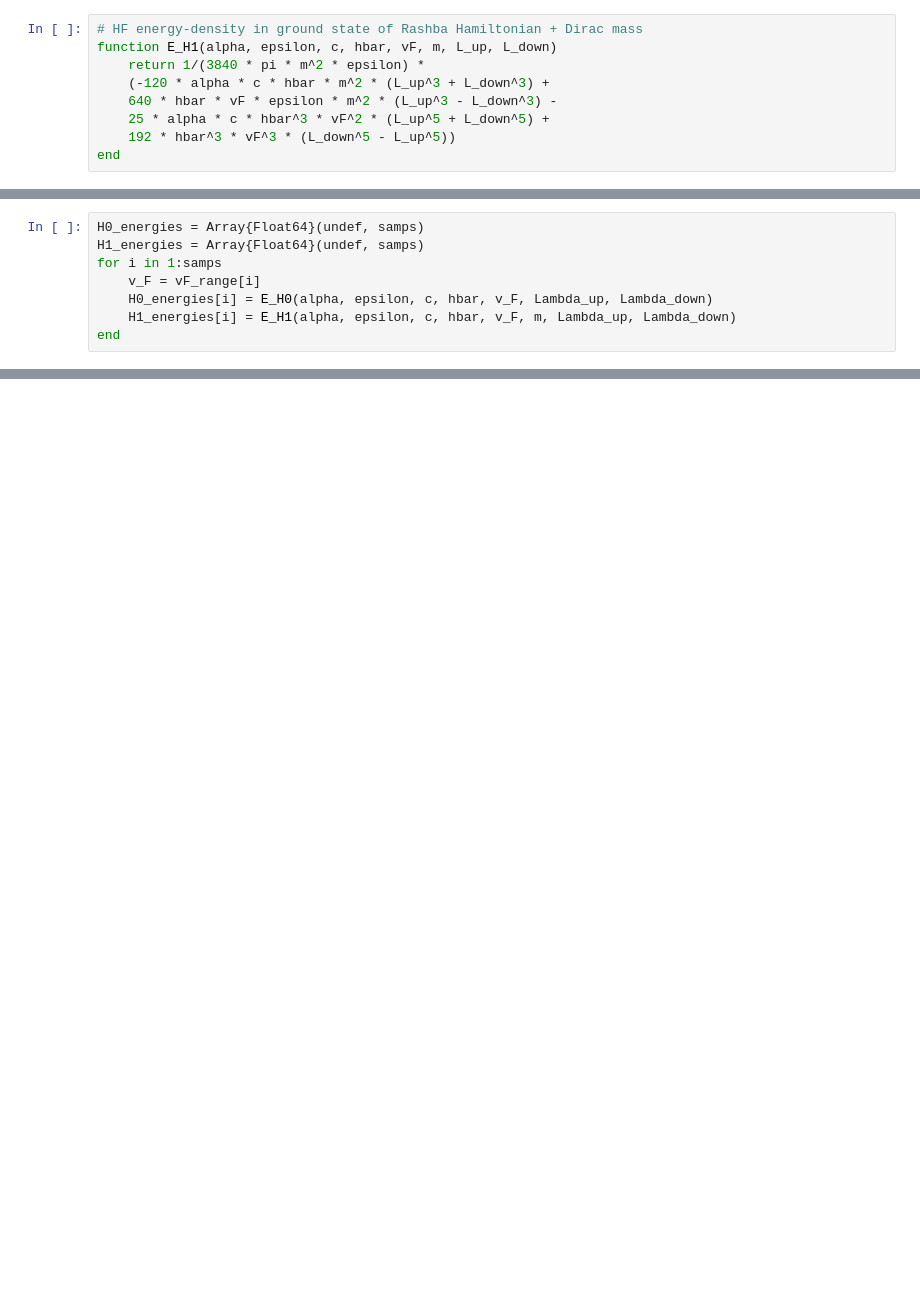
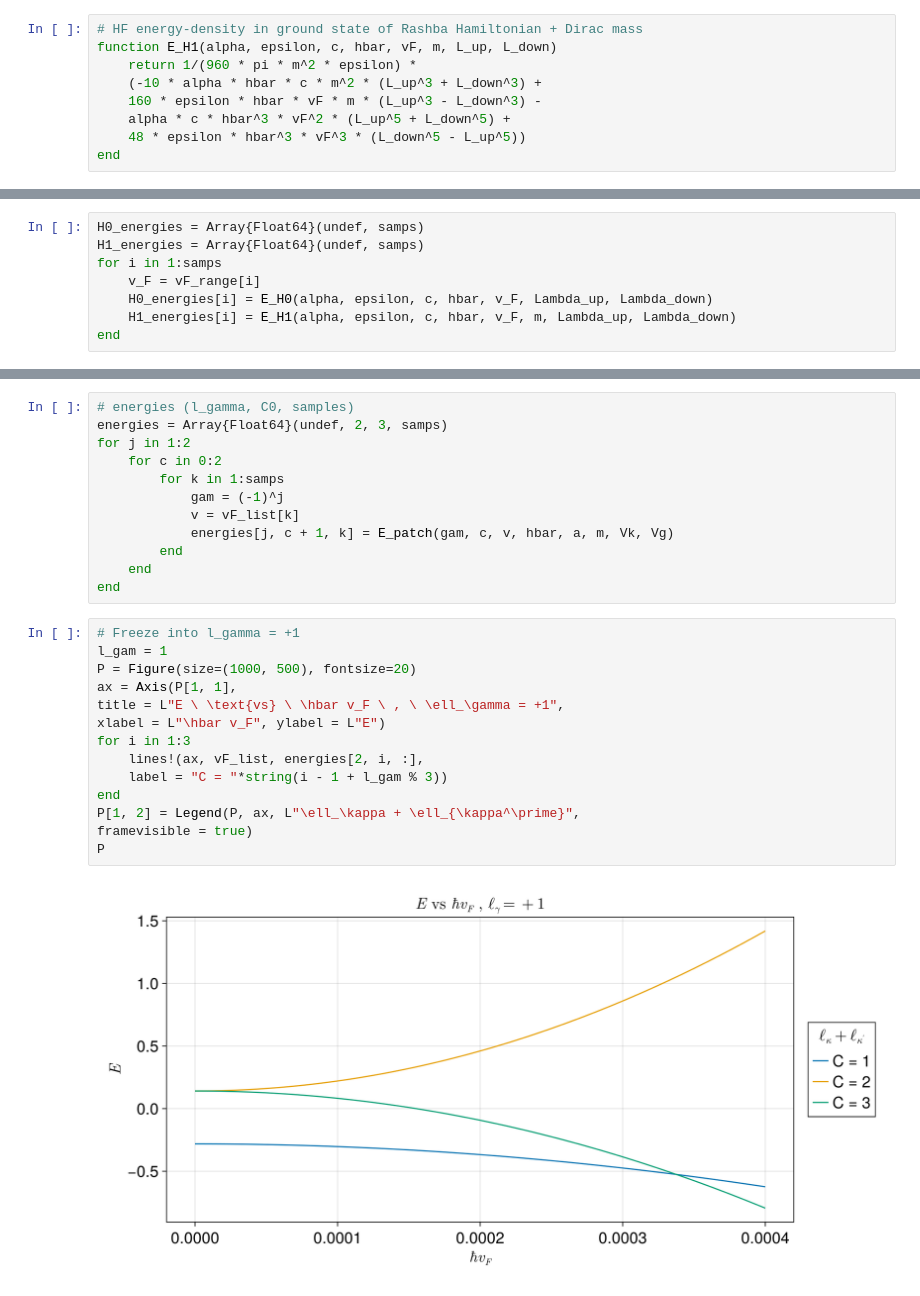
Before and after one commit to aviVadali/Summer2024, a Jupyter notebook: 3D_TI_SCHF.ipynb, the cells around one changed output, grey strips where cells are left out. Cells and saved outputs as stored; diff of their text form; blank space fills up the shorter version.

```diff
--- a/3D_TI_SCHF.ipynb
+++ b/3D_TI_SCHF.ipynb
@@ -189,11 +191,11 @@ E_H0 (generic function with 1 method)
 # %%
 # HF energy-density in ground state of Rashba Hamiltonian + Dirac mass
 function E_H1(alpha, epsilon, c, hbar, vF, m, L_up, L_down)
-    return 1/(3840 * pi * m^2 * epsilon) *
-    (-120 * alpha * c * hbar * m^2 * (L_up^3 + L_down^3) +
-    640 * hbar * vF * epsilon * m^2 * (L_up^3 - L_down^3) -
-    25 * alpha * c * hbar^3 * vF^2 * (L_up^5 + L_down^5) +
-    192 * hbar^3 * vF^3 * (L_down^5 - L_up^5))
+    return 1/(960 * pi * m^2 * epsilon) *
+    (-10 * alpha * hbar * c * m^2 * (L_up^3 + L_down^3) +
+    160 * epsilon * hbar * vF * m * (L_up^3 - L_down^3) -
+    alpha * c * hbar^3 * vF^2 * (L_up^5 + L_down^5) +
+    48 * epsilon * hbar^3 * vF^3 * (L_down^5 - L_up^5))
 end
 # %% [output]
 E_H1 (generic function with 1 method)
@@ -224,0 +261,28 @@ P
+# %%
+# energies (l_gamma, C0, samples)
+energies = Array{Float64}(undef, 2, 3, samps)
+for j in 1:2
+    for c in 0:2
+        for k in 1:samps
+            gam = (-1)^j
+            v = vF_list[k]
+            energies[j, c + 1, k] = E_patch(gam, c, v, hbar, a, m, Vk, Vg)
+        end
+    end
+end
+# %%
+# Freeze into l_gamma = +1
+l_gam = 1
+P = Figure(size=(1000, 500), fontsize=20)
+ax = Axis(P[1, 1],
+title = L"E \ \text{vs} \ \hbar v_F \ , \ \ell_\gamma = +1",
+xlabel = L"\hbar v_F", ylabel = L"E")
+for i in 1:3
+    lines!(ax, vF_list, energies[2, i, :],
+    label = "C = "*string(i - 1 + l_gam % 3))
+end
+P[1, 2] = Legend(P, ax, L"\ell_\kappa + \ell_{\kappa^\prime}",
+framevisible = true)
+P
+# %% [output]
+[figure, added]
```
Also changed, not shown: parts of 9 cells of this notebook, 1 other file.
